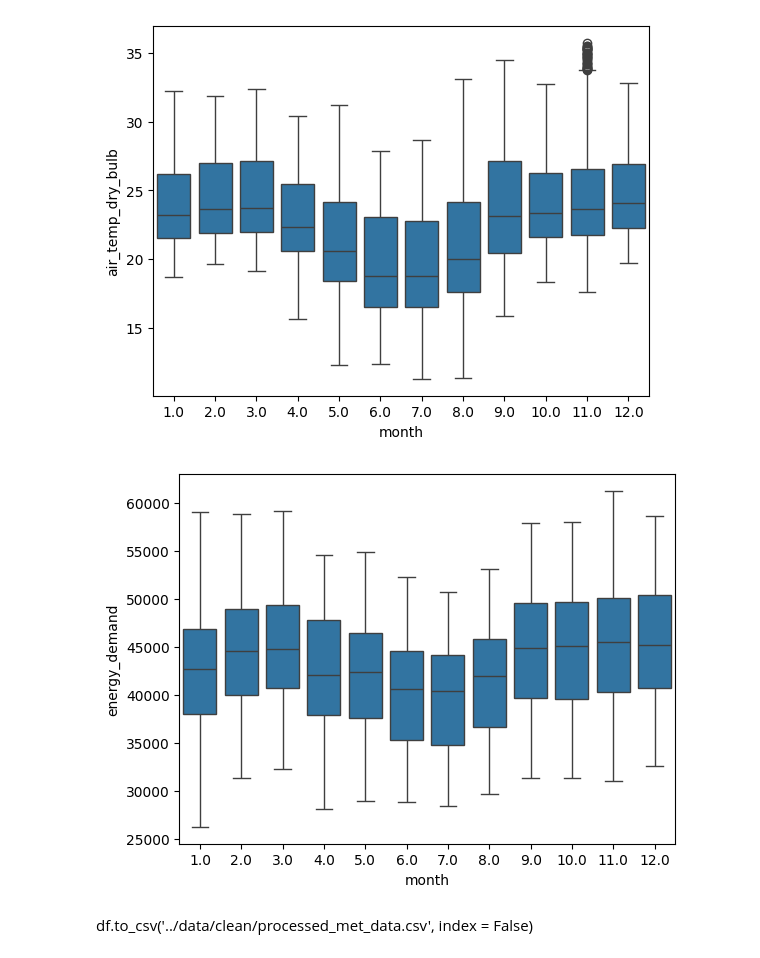
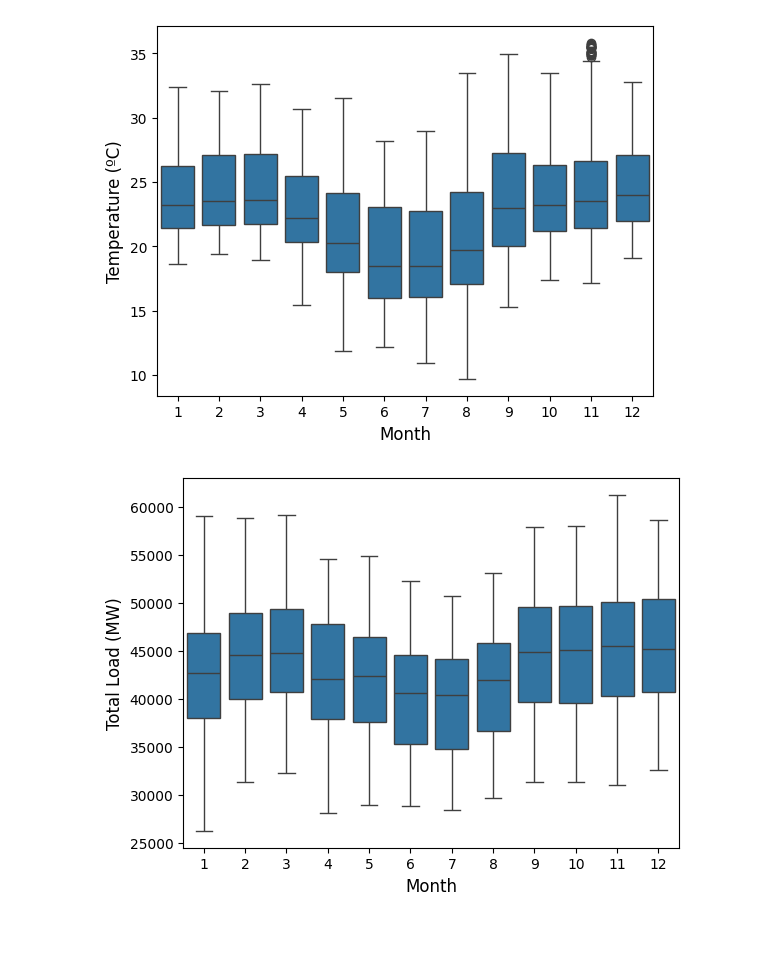
Before and after one commit to SiddiJr/energy-load-forecast, a Jupyter notebook: notebooks/EDA.ipynb, the cells around one changed output. Drawn from its saved outputs; the diff is of its cells as text; code cells hidden in the pictures.

```diff
--- a/notebooks/EDA.ipynb
+++ b/notebooks/EDA.ipynb
@@ -44,0 +64,16 @@ plt.show()
+# %%
+cols = df.columns.tolist()
+
+cols.insert(0, cols.pop(cols.index('energy_demand')))
+df = df[cols]
+
+dummied = pd.get_dummies(df.copy().drop(['station_CPU_temp', 'atmospheric_pressure_station_level', 'atmospheric_pressure_max_prev_hour', 'atmospheric_pressure_min_prev_hour', 'max_temp_prev_hour', 'min_temp_prev_hour', 'max_dew_point_temp_prev_hour', 'min_dew_point_temp_prev_hour', 'max_relative_humidity_prev_hour', 'min_relative_humidity_prev_hour', 'wind_max_gust', 'station_battery_voltage'], axis = 1), columns = ['is_weekend'])
+correlation = dummied.corr()
+plt.figure(figsize=(20, 18))
+matrix = sns.heatmap(correlation, cmap='coolwarm', annot=False, linewidths = 0.5)
+plt.title('Correlation matrix after feature selection', fontsize=16)
+plt.xticks(fontsize=20)
+plt.yticks(fontsize=20)
+figure = matrix.get_figure()
+figure.savefig('../figures/corr_matrix_after_deletion.png', dpi = 400, bbox_inches='tight')
+plt.show()
@@ -45,11 +82,18 @@ plt.show()
 # %%
-temp_boxplot = sns.boxplot(df, x = 'month', y = 'air_temp_dry_bulb')
+df_temp = df.copy()
+df_temp['month'] = df_temp['date'].dt.month
+temp_boxplot = sns.boxplot(df_temp, x = 'month', y = 'air_temp_dry_bulb')
+plt.xlabel('Month', fontsize=12)
+plt.ylabel('Temperature (ºC)', fontsize=12)
+plot = temp_boxplot.get_figure()
+plot.savefig('../figures/temp_boxplot')
 # %% [output]
-[figure, old version]
+[figure, new version]
 # %%
-demand_boxplot = sns.boxplot(df, x = 'month', y = 'energy_demand')
-plt.show()
+demand_boxplot = sns.boxplot(df_temp, x = 'month', y = 'energy_demand')
+plt.xlabel('Month', fontsize=12)
+plt.ylabel('Total Load (MW)', fontsize=12)
+plot = temp_boxplot.get_figure()
+plot.savefig('../figures/demand_boxplot')
 # %% [output]
-[figure, old version]
+[figure, new version]
-# %% [markdown]
-df.to_csv('../data/clean/processed_met_data.csv', index = False)
```
Also changed, not shown: parts of 6 cells of this notebook.
